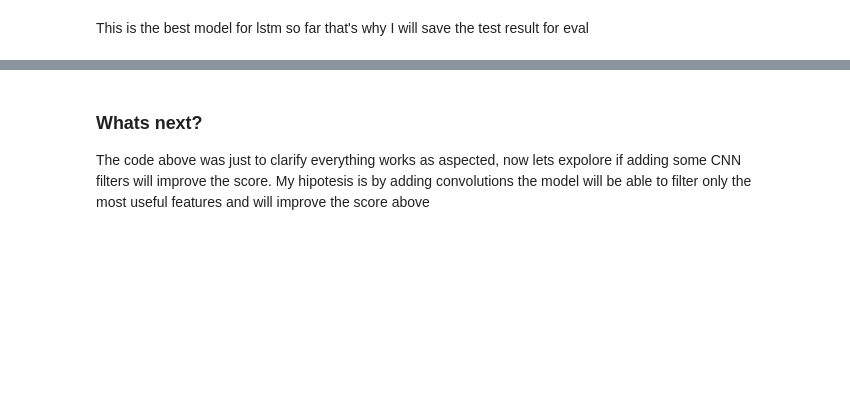
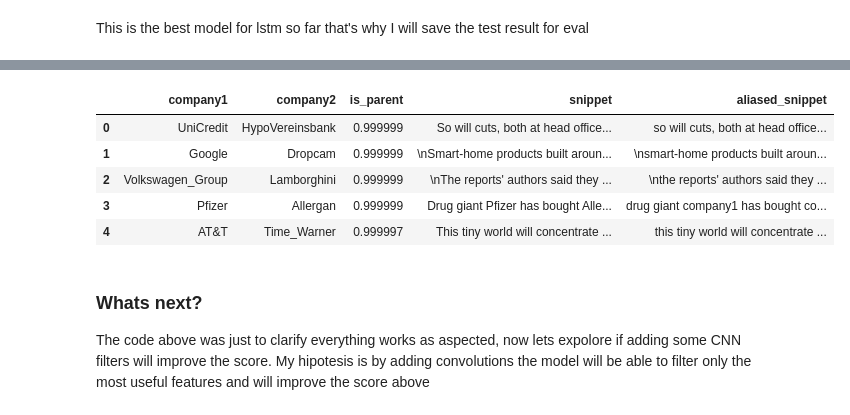
Before and after one commit to radpet/team_a, a Jupyter notebook: Radi/LSTM&CNN.ipynb, the cells around one changed output, grey strips where cells are left out. Cells and saved outputs as stored; diff of their text form; code cells hidden in the pictures; blank space fills up the shorter version.

```diff
--- a/Radi/LSTM&CNN.ipynb
+++ b/Radi/LSTM&CNN.ipynb
@@ -204,3 +203,12 @@ pred[pred["company1"] == "Danaher_Corporation"]
+# %%
+pred[:5]
+# %% [output]
+|  | company1 | company2 | is_parent | snippet | aliased_snippet |
+| 0 | UniCredit | HypoVereinsbank | 0.999999 | So will cuts, both at head office... | so will cuts, both at head office... |
+| 1 | Google | Dropcam | 0.999999 | \nSmart-home products built aroun... | \nsmart-home products built aroun... |
+| 2 | Volkswagen_Group | Lamborghini | 0.999999 | \nThe reports' authors said they ... | \nthe reports' authors said they ... |
+| 3 | Pfizer | Allergan | 0.999999 | Drug giant Pfizer has bought Alle... | drug giant company1 has bought co... |
+| 4 | AT&T | Time_Warner | 0.999997 | This tiny world will concentrate ... | this tiny world will concentrate ... |
 # %% [markdown]
 ### Whats next?
 The code above was just to clarify everything works as aspected, now lets expolore if adding some CNN filters will improve the score. My hipotesis is by adding convolutions the model will be able to filter only the most useful features and will improve the score above
```
Also changed, not shown: parts of 25 cells of this notebook, 1 other file.
